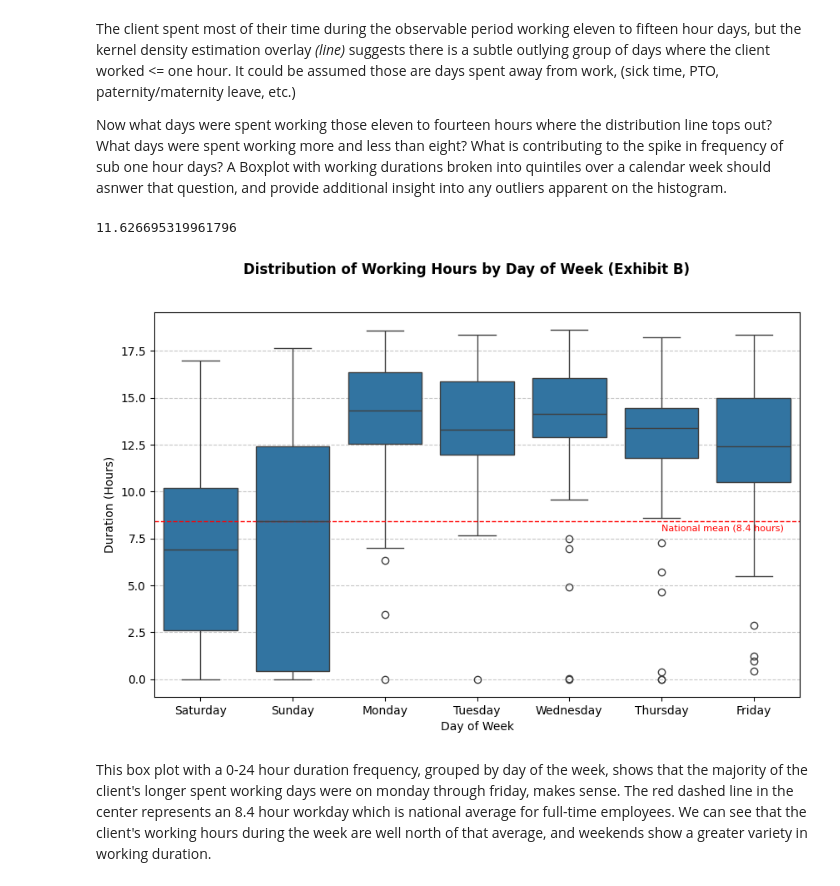
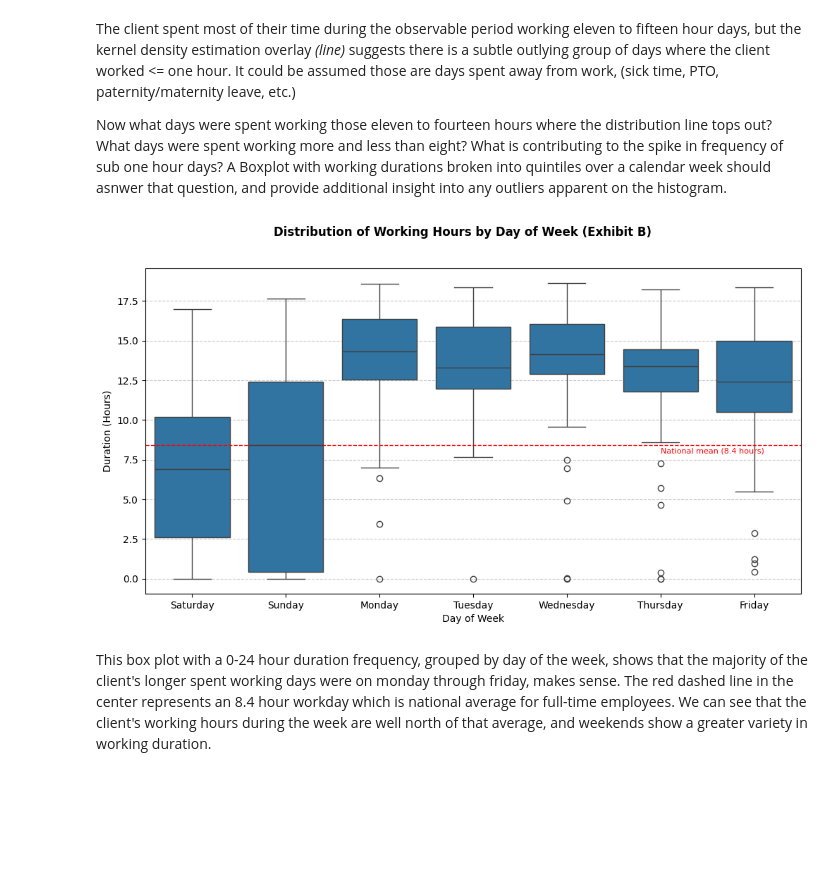
Before and after one commit to SB0912/Consulting-Portfolio, a Jupyter notebook: HvT.ipynb, the cells around one changed output. Drawn from its saved outputs; the diff is of its cells as text; code cells hidden in the pictures; blank space fills up the shorter version.

```diff
--- a/HvT.ipynb
+++ b/HvT.ipynb
@@ -308,22 +308,21 @@ The client spent most of their time during the observable period working eleven
 
 Now what days were spent working those eleven to fourteen hours where the distribution line tops out? What days were spent working more and less than eight? What is contributing to the spike in frequency of sub one hour days? A Boxplot with working durations broken into quintiles over a calendar week should asnwer that question, and provide additional insight into any outliers apparent on the histogram.
 # %%
-plt.figure(figsize=(10, 6))
+plt.figure(figsize=(12, 6))
 sns.boxplot(x='DoW', y='duration_hours', data=combinedStampsDf)
 
 plt.suptitle('Distribution of Working Hours by Day of Week (Exhibit B)', fontweight="bold")
 plt.xlabel('Day of Week')
 plt.ylabel('Duration (Hours)')
 plt.axhline(y=8.4, color='red', linestyle='--', linewidth=1)
 plt.text(x=5.0, y=7.9, s="National mean (8.4 hours)", color='red', fontsize=8)
 
 durationMean = combinedStampsDf['duration_hours'].mean()
 
 plt.grid(axis='y', linestyle='--', alpha=0.7)
 plt.show()
 # %% [output]
-11.626695319961796
-[figure, old version]
+[figure, new version]
 # %% [markdown]
 This box plot with a 0-24 hour duration frequency, grouped by day of the week, shows that the majority of the client's longer spent working days were on monday through friday, makes sense. The red dashed line in the center represents an 8.4 hour workday which is national average for full-time employees. We can see that the client's working hours during the week are well north of that average, and weekends show a greater variety in working duration.
 # %% [markdown]
```
Also changed, not shown: parts of 6 cells of this notebook.
